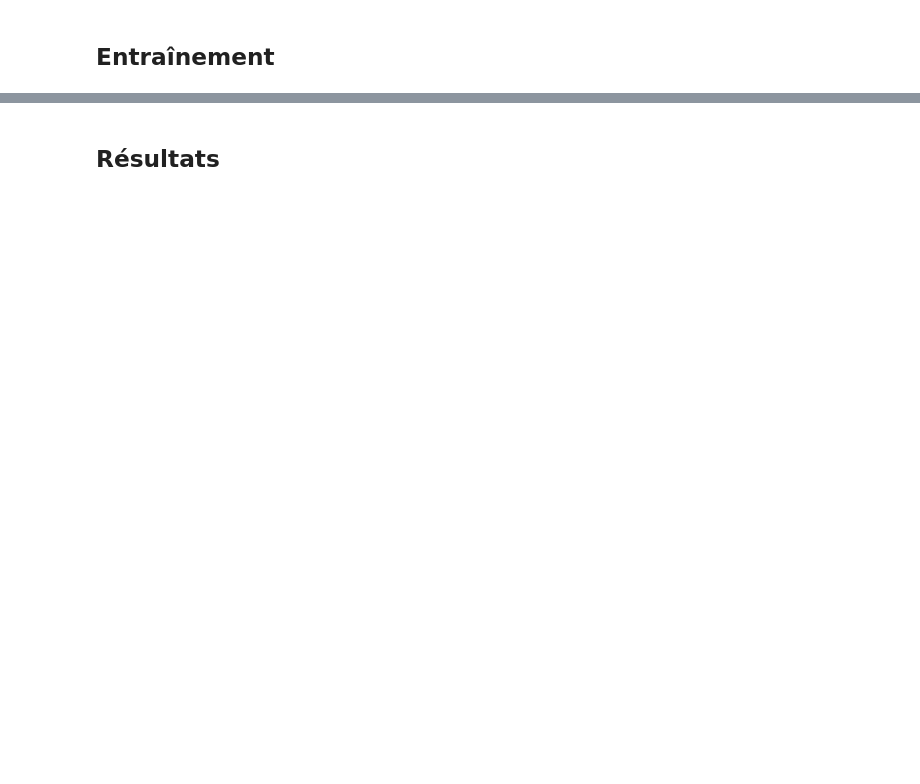
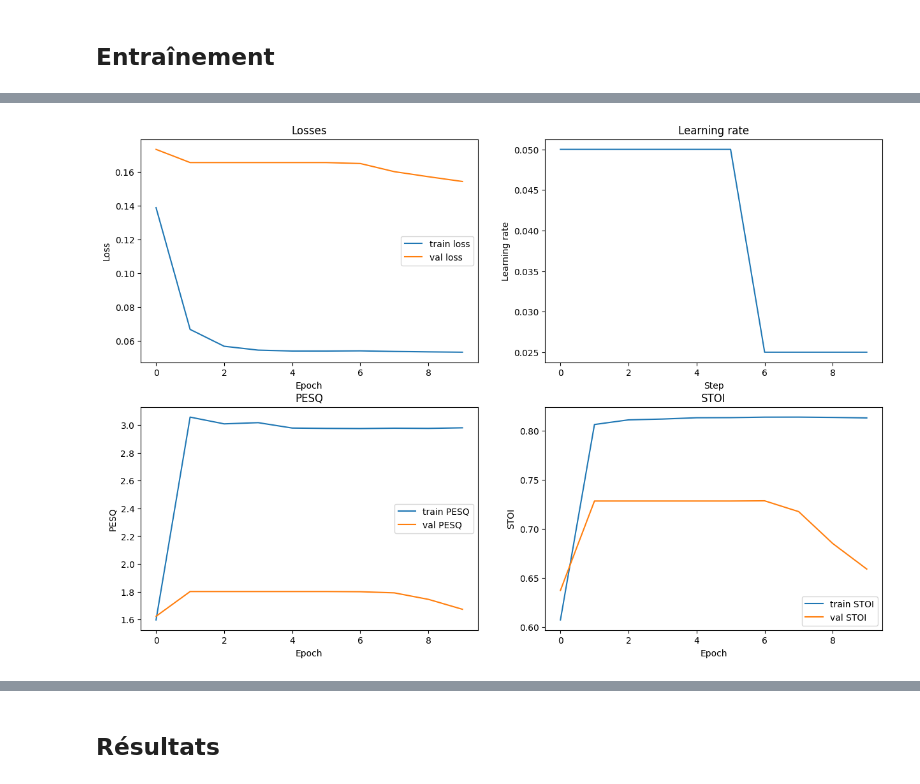
Before and after one commit to killian31/mva_dlts_24_denoising, a Jupyter notebook: Notebook - KS FS - Denoising.ipynb, the cells around one changed output, grey strips where cells are left out. Cells and saved outputs as stored; diff of their text form; code cells hidden in the pictures; blank space fills up the shorter version.

```diff
--- a/Notebook - KS FS - Denoising.ipynb
+++ b/Notebook - KS FS - Denoising.ipynb
@@ -618,0 +923,18 @@ hear_examples(model, input_sample, device)
+# %%
+train_losses, val_losses, train_pesqs, val_pesqs, train_stois, val_stois, learning_rates = train(
+    model,
+    train_loader_s,
+    test_loader_s,
+    device,
+    optimizer,
+    criterion,
+    save_to,
+    num_epochs=num_epochs,
+    base_lr=base_lr,
+    warmup=warmup,
+    warmup_iters=warmup_iters,
+    plateau=plateau,
+    lr_patience=lr_patience,
+    lr_factor=lr_factor,
+    model_type=model_type
+)
@@ -618,0 +960,4 @@ hear_examples(model, input_sample, device)
+# %%
+plot_results(train_losses, val_losses, train_pesqs, val_pesqs, train_stois, val_stois, learning_rates)
+# %% [output]
+[figure, added]
```
Also changed, not shown: parts of 27 cells of this notebook, 3 other files.
